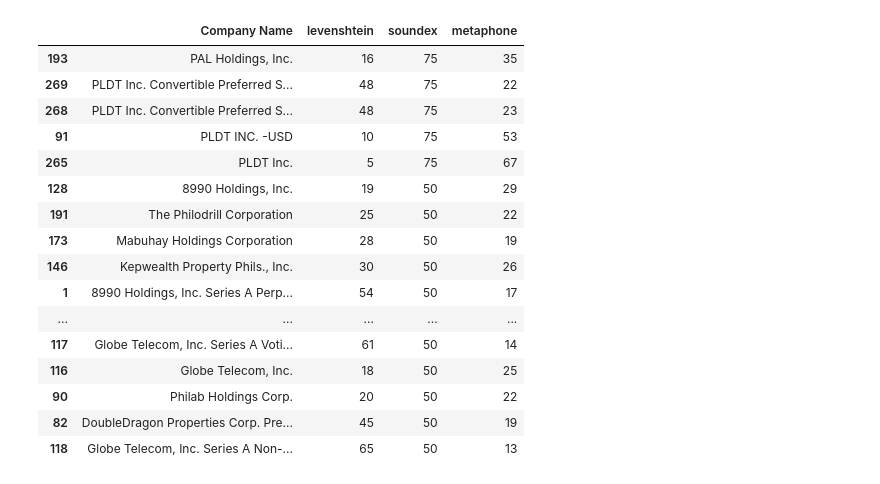
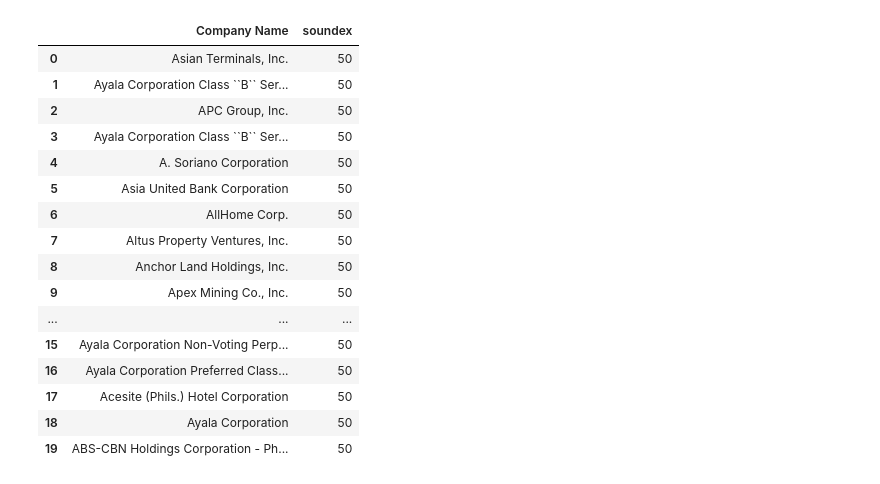
Before and after one commit to redvjames/cair_bnrd_poc, a Jupyter notebook: business_name_checker.ipynb, the cells around one changed output. Saved outputs shown, nothing was run; the diff lists cells and outputs as text; code cells hidden in the pictures.

```diff
--- a/business_name_checker.ipynb
+++ b/business_name_checker.ipynb
@@ -45,2 +14,6 @@ from fuzzywuzzy import fuzz
+# %%
+epi = epitran.Epitran('tgl-Latn')
 # %%
-input_bn = 'PLDT'
+input_bn = 'asia'
+input_bn = re.sub(r'[^A-Za-z0-9 ]', '', input_bn.lower())
+input_bn
@@ -46,0 +26,9 @@ input_bn = 'PLDT'
+# %%
+def clean_text(text):
+    return re.sub(r'[^A-Za-z0-9 ]', '', text)
+
+df_bn = pd.read_csv('./company.csv', on_bad_lines='skip')[['Company Name ']]
+df_bn['Business Name'] = df_bn['Company Name '].str.lower().apply(clean_text)
+df_bn['ipa'] = df_bn['Business Name'].apply(lambda x: epi.transliterate(x))
+
+df_bn
@@ -47,9 +49,10 @@ input_bn = 'PLDT'
 # %%
-df_bn = pd.read_csv('./data/company.csv', on_bad_lines='skip')[['Company Name ']]
-df_bn['levenshtein'] = df_bn['Company Name '].apply(lambda x: jellyfish.levenshtein_distance(input_bn, x))
-df_bn['soundex'] = df_bn['Company Name '].apply(lambda x: fuzz.ratio(jellyfish.soundex(input_bn),
+
+df_bn['levenshtein'] = df_bn['Business Name'].apply(lambda x: fuzz.ratio(input_bn, x))
+df_bn['soundex'] = df_bn['Business Name'].apply(lambda x: fuzz.ratio(jellyfish.soundex(input_bn),
                                                                      jellyfish.soundex(x)))
-df_bn['metaphone'] = df_bn['Company Name '].apply(lambda x: fuzz.ratio(jellyfish.metaphone(input_bn),
+df_bn['metaphone'] = df_bn['Business Name'].apply(lambda x: fuzz.ratio(jellyfish.metaphone(input_bn),
                                                                        jellyfish.metaphone(x)))
+df_bn['epitran'] = df_bn['ipa'].apply(lambda x: fuzz.ratio(epi.transliterate(input_bn), x))
 df_bn
 # %% [output]
@@ -89,20 +92,20 @@ df_bn.sort_values('levenshtein').head(20)
 # %%
-df_bn.sort_values('soundex', ascending=False).head(20)
+df_bn.sort_values('soundex', ascending=False).reset_index(drop=True)[['Company Name ', 'soundex']].head(20)
 # %% [output]
-|  | Company Name | levenshtein | soundex | metaphone |
-| 193 | PAL Holdings, Inc. | 16 | 75 | 35 |
-| 269 | PLDT Inc. Convertible Preferred S... | 48 | 75 | 22 |
-| 268 | PLDT Inc. Convertible Preferred S... | 48 | 75 | 23 |
-| 91 | PLDT INC. -USD | 10 | 75 | 53 |
-| 265 | PLDT Inc. | 5 | 75 | 67 |
-| 128 | 8990 Holdings, Inc. | 19 | 50 | 29 |
-| 191 | The Philodrill Corporation | 25 | 50 | 22 |
-| 173 | Mabuhay Holdings Corporation | 28 | 50 | 19 |
-| 146 | Kepwealth Property Phils., Inc. | 30 | 50 | 26 |
-| 1 | 8990 Holdings, Inc. Series A Perp... | 54 | 50 | 17 |
-| ... | ... | ... | ... | ... |
-| 117 | Globe Telecom, Inc. Series A Voti... | 61 | 50 | 14 |
-| 116 | Globe Telecom, Inc. | 18 | 50 | 25 |
-| 90 | Philab Holdings Corp. | 20 | 50 | 22 |
-| 82 | DoubleDragon Properties Corp. Pre... | 45 | 50 | 19 |
-| 118 | Globe Telecom, Inc. Series A Non-... | 65 | 50 | 13 |
+|  | Company Name | soundex |
+| 0 | Asian Terminals, Inc. | 50 |
+| 1 | Ayala Corporation Class ``B`` Ser... | 50 |
+| 2 | APC Group, Inc. | 50 |
+| 3 | Ayala Corporation Class ``B`` Ser... | 50 |
+| 4 | A. Soriano Corporation | 50 |
+| 5 | Asia United Bank Corporation | 50 |
+| 6 | AllHome Corp. | 50 |
+| 7 | Altus Property Ventures, Inc. | 50 |
+| 8 | Anchor Land Holdings, Inc. | 50 |
+| 9 | Apex Mining Co., Inc. | 50 |
+| ... | ... | ... |
+| 15 | Ayala Corporation Non-Voting Perp... | 50 |
+| 16 | Ayala Corporation Preferred Class... | 50 |
+| 17 | Acesite (Phils.) Hotel Corporation | 50 |
+| 18 | Ayala Corporation | 50 |
+| 19 | ABS-CBN Holdings Corporation - Ph... | 50 |
```
Also changed, not shown: parts of 15 cells of this notebook.
